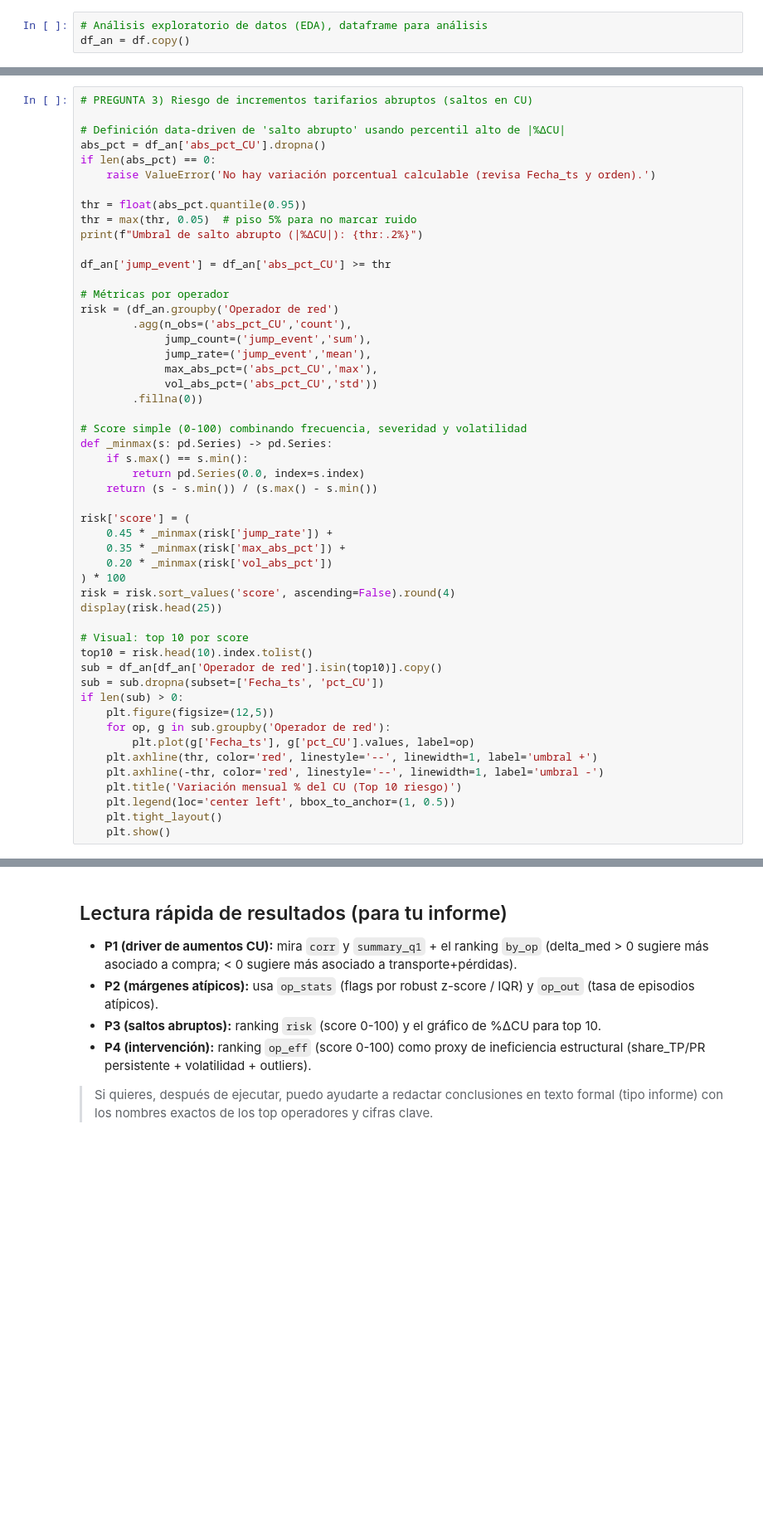
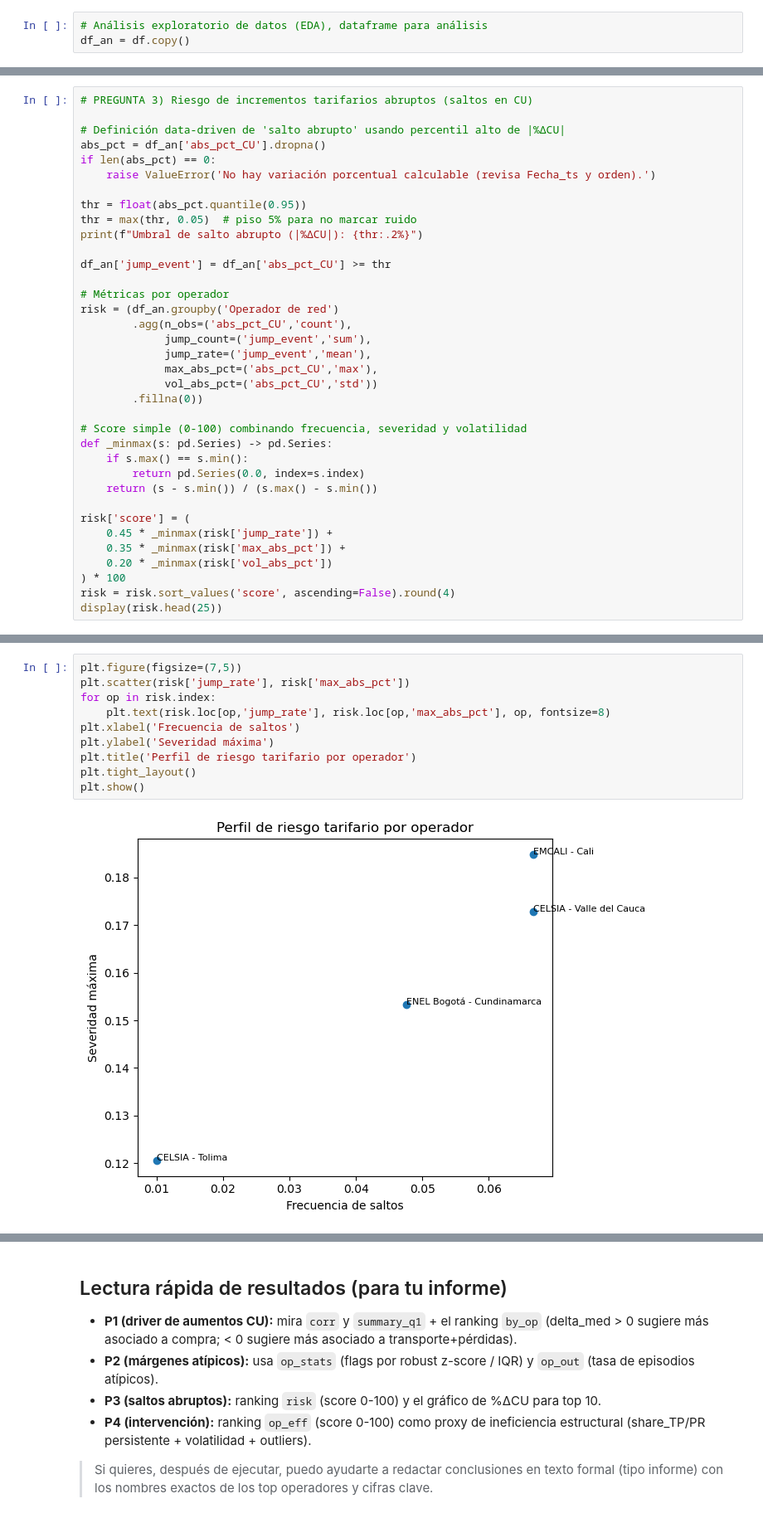
Before and after one commit to estebanvsq/Proyecto_AnalisisDeDatos, a Jupyter notebook: Proyecto/Copia_Limpieza.ipynb, the cells around one changed output, grey strips where cells are left out. Shown at 83% size. Drawn from its saved outputs; the diff is of its cells as text; blank space fills up the shorter version.

```diff
--- a/Proyecto/Copia_Limpieza.ipynb
+++ b/Proyecto/Copia_Limpieza.ipynb
@@ -543,18 +788,3 @@ risk['score'] = (
 ) * 100
 risk = risk.sort_values('score', ascending=False).round(4)
 display(risk.head(25))
-
-# Visual: top 10 por score
-top10 = risk.head(10).index.tolist()
-sub = df_an[df_an['Operador de red'].isin(top10)].copy()
-sub = sub.dropna(subset=['Fecha_ts', 'pct_CU'])
-if len(sub) > 0:
-    plt.figure(figsize=(12,5))
-    for op, g in sub.groupby('Operador de red'):
-        plt.plot(g['Fecha_ts'], g['pct_CU'].values, label=op)
-    plt.axhline(thr, color='red', linestyle='--', linewidth=1, label='umbral +')
-    plt.axhline(-thr, color='red', linestyle='--', linewidth=1, label='umbral -')
-    plt.title('Variación mensual % del CU (Top 10 riesgo)')
-    plt.legend(loc='center left', bbox_to_anchor=(1, 0.5))
-    plt.tight_layout()
-    plt.show()
@@ -561,3 +807,15 @@ if len(sub) > 0:
+# %%
+plt.figure(figsize=(7,5))
+plt.scatter(risk['jump_rate'], risk['max_abs_pct'])
+for op in risk.index:
+    plt.text(risk.loc[op,'jump_rate'], risk.loc[op,'max_abs_pct'], op, fontsize=8)
+plt.xlabel('Frecuencia de saltos')
+plt.ylabel('Severidad máxima')
+plt.title('Perfil de riesgo tarifario por operador')
+plt.tight_layout()
+plt.show()
+# %% [output]
+[figure, added]
 # %%
 # PREGUNTA 4) Operadores para intervención por ineficiencia estructural (proxy)
 
```
Also changed, not shown: parts of 26 cells of this notebook.
